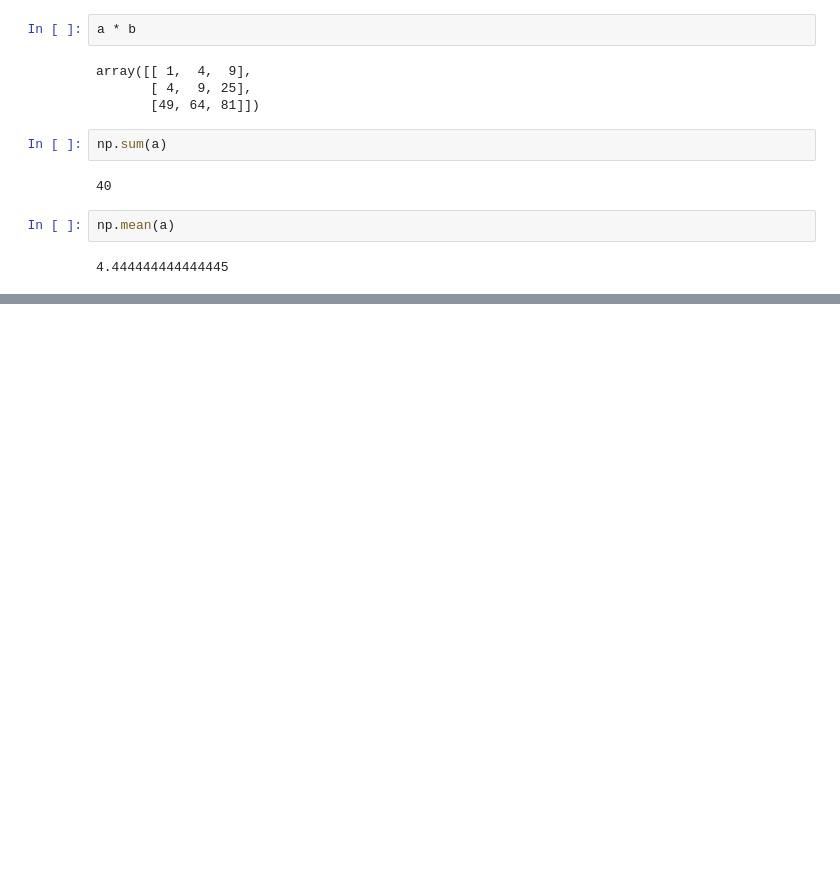
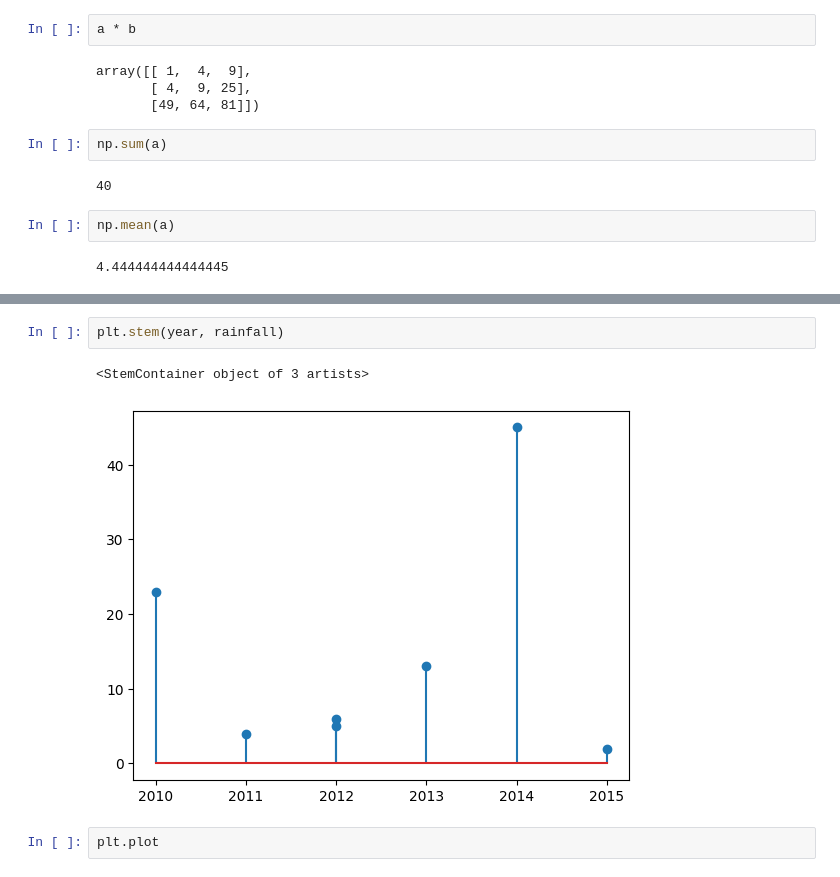
Before and after one commit to shubhankarsingh030/Digipoddium-python, a Jupyter notebook: Data_Analysis/numerical.ipynb, the cells around one changed output, grey strips where cells are left out. Saved outputs shown, nothing was run; the diff lists cells and outputs as text; blank space fills up the shorter version.

```diff
--- a/Data_Analysis/numerical.ipynb
+++ b/Data_Analysis/numerical.ipynb
@@ -147,0 +291,7 @@ np.mean(a)
+# %%
+plt.stem(year, rainfall)
+# %% [output]
+<StemContainer object of 3 artists>
+[figure, added]
+# %%
+plt.plot
```
Also changed, not shown: parts of 18 cells of this notebook, 1 other file.
